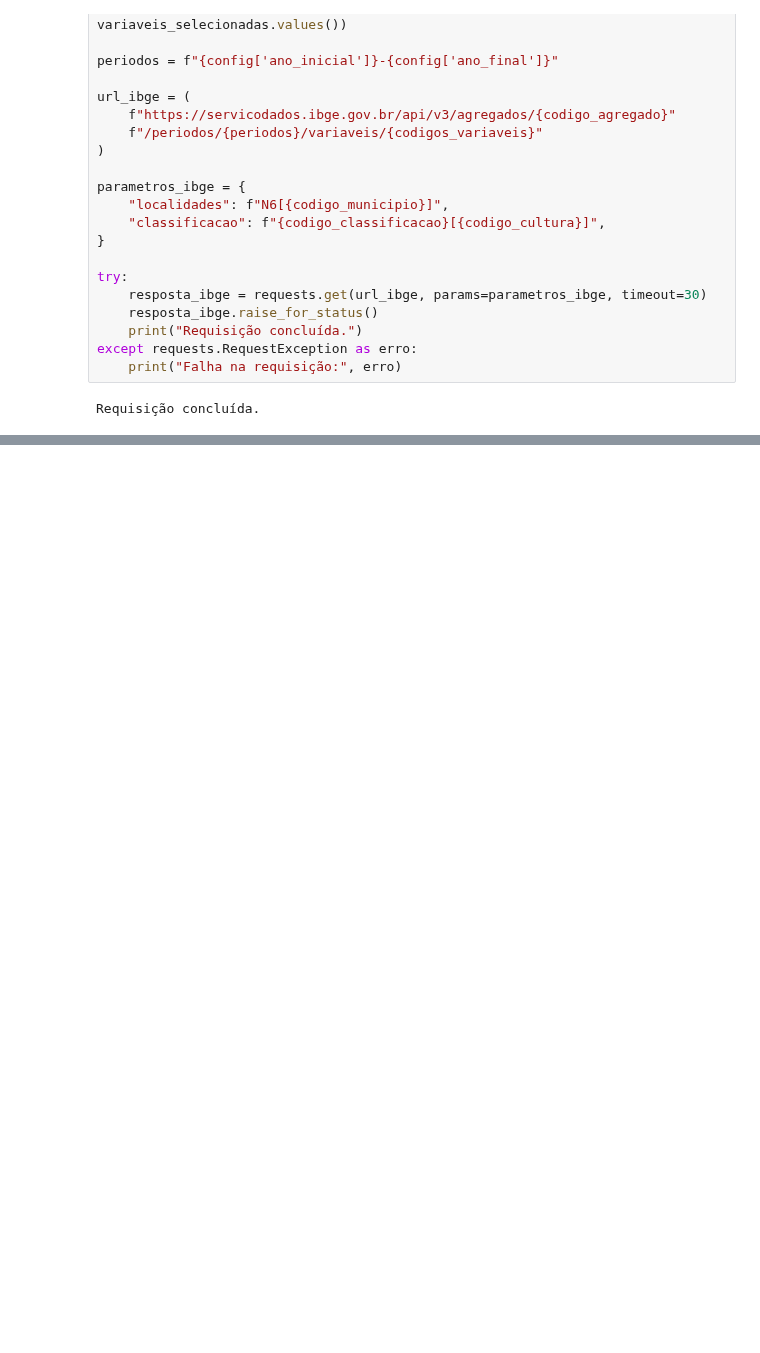
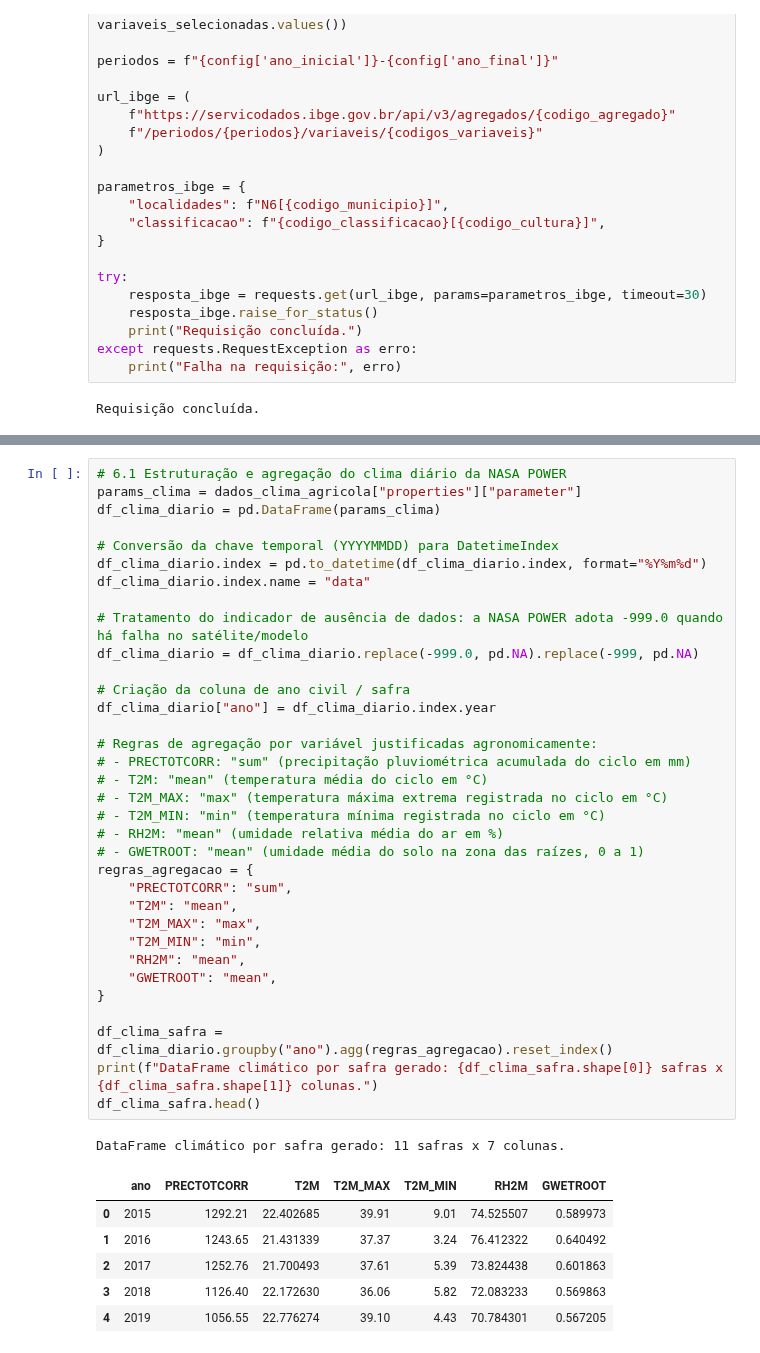
Before and after one commit to SAMUKISZHSD/bx_produtividade_agricola, a Jupyter notebook: notebooks/01_coleta_de_dados.ipynb, the cells around one changed output, grey strips where cells are left out. Saved outputs shown, nothing was run; the diff lists cells and outputs as text; blank space fills up the shorter version.

```diff
--- a/notebooks/01_coleta_de_dados.ipynb
+++ b/notebooks/01_coleta_de_dados.ipynb
@@ -287,0 +332,42 @@ Resposta bruta preservada em: /home/joaoguilherme/Desktop/bx_produtividade_agric
+# %%
+# 6.1 Estruturação e agregação do clima diário da NASA POWER
+params_clima = dados_clima_agricola["properties"]["parameter"]
+df_clima_diario = pd.DataFrame(params_clima)
+
+# Conversão da chave temporal (YYYYMMDD) para DatetimeIndex
+df_clima_diario.index = pd.to_datetime(df_clima_diario.index, format="%Y%m%d")
+df_clima_diario.index.name = "data"
+
+# Tratamento do indicador de ausência de dados: a NASA POWER adota -999.0 quando há falha no satélite/modelo
+df_clima_diario = df_clima_diario.replace(-999.0, pd.NA).replace(-999, pd.NA)
+
+# Criação da coluna de ano civil / safra
+df_clima_diario["ano"] = df_clima_diario.index.year
+
+# Regras de agregação por variável justificadas agronomicamente:
+# - PRECTOTCORR: "sum" (precipitação pluviométrica acumulada do ciclo em mm)
+# - T2M: "mean" (temperatura média do ciclo em °C)
+# - T2M_MAX: "max" (temperatura máxima extrema registrada no ciclo em °C)
+# - T2M_MIN: "min" (temperatura mínima registrada no ciclo em °C)
+# - RH2M: "mean" (umidade relativa média do ar em %)
+# - GWETROOT: "mean" (umidade média do solo na zona das raízes, 0 a 1)
+regras_agregacao = {
+    "PRECTOTCORR": "sum",
+    "T2M": "mean",
+    "T2M_MAX": "max",
+    "T2M_MIN": "min",
+    "RH2M": "mean",
+    "GWETROOT": "mean",
+}
+
+df_clima_safra = df_clima_diario.groupby("ano").agg(regras_agregacao).reset_index()
+print(f"DataFrame climático por safra gerado: {df_clima_safra.shape[0]} safras x {df_clima_safra.shape[1]} colunas.")
+df_clima_safra.head()
+# %% [output]
+DataFrame climático por safra gerado: 11 safras x 7 colunas.
+|  | ano | PRECTOTCORR | T2M | T2M_MAX | T2M_MIN | RH2M | GWETROOT |
+| 0 | 2015 | 1292.21 | 22.402685 | 39.91 | 9.01 | 74.525507 | 0.589973 |
+| 1 | 2016 | 1243.65 | 21.431339 | 37.37 | 3.24 | 76.412322 | 0.640492 |
+| 2 | 2017 | 1252.76 | 21.700493 | 37.61 | 5.39 | 73.824438 | 0.601863 |
+| 3 | 2018 | 1126.40 | 22.172630 | 36.06 | 5.82 | 72.083233 | 0.569863 |
+| 4 | 2019 | 1056.55 | 22.776274 | 39.10 | 4.43 | 70.784301 | 0.567205 |
```
Also changed, not shown: parts of 19 cells of this notebook, 7 other files.
